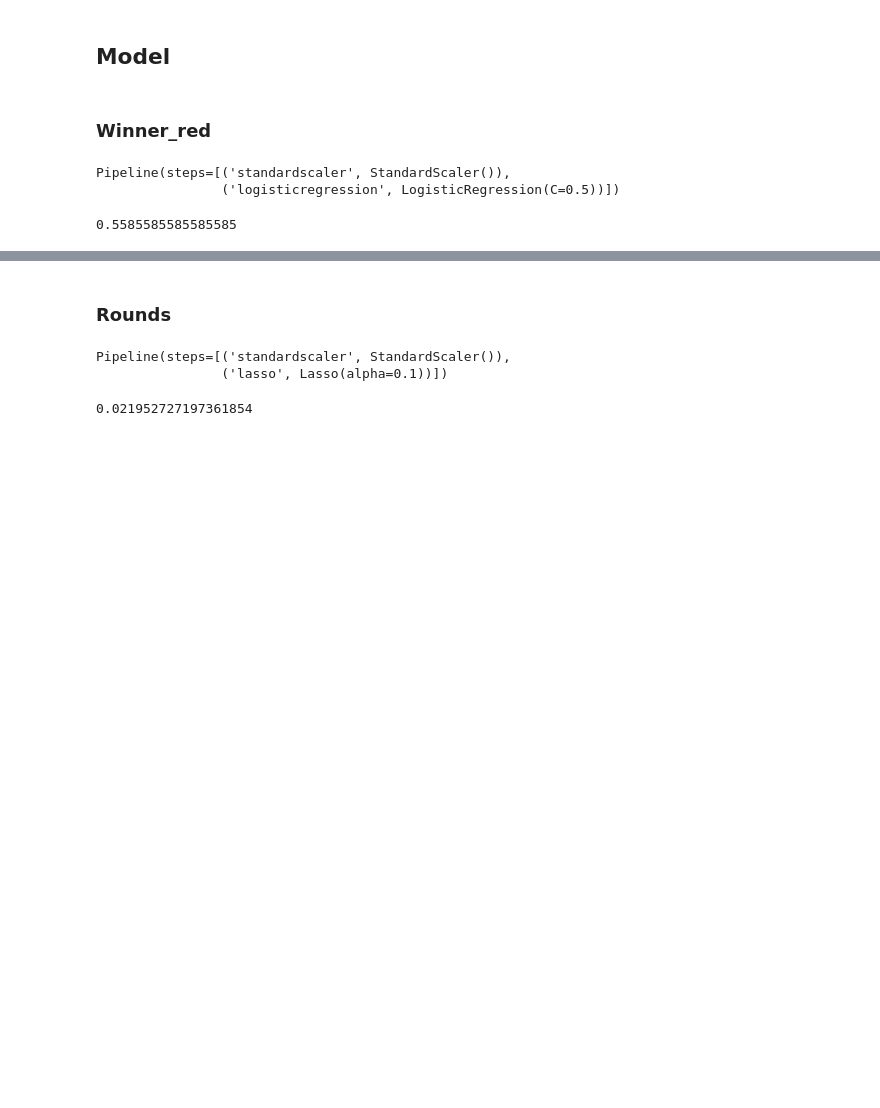
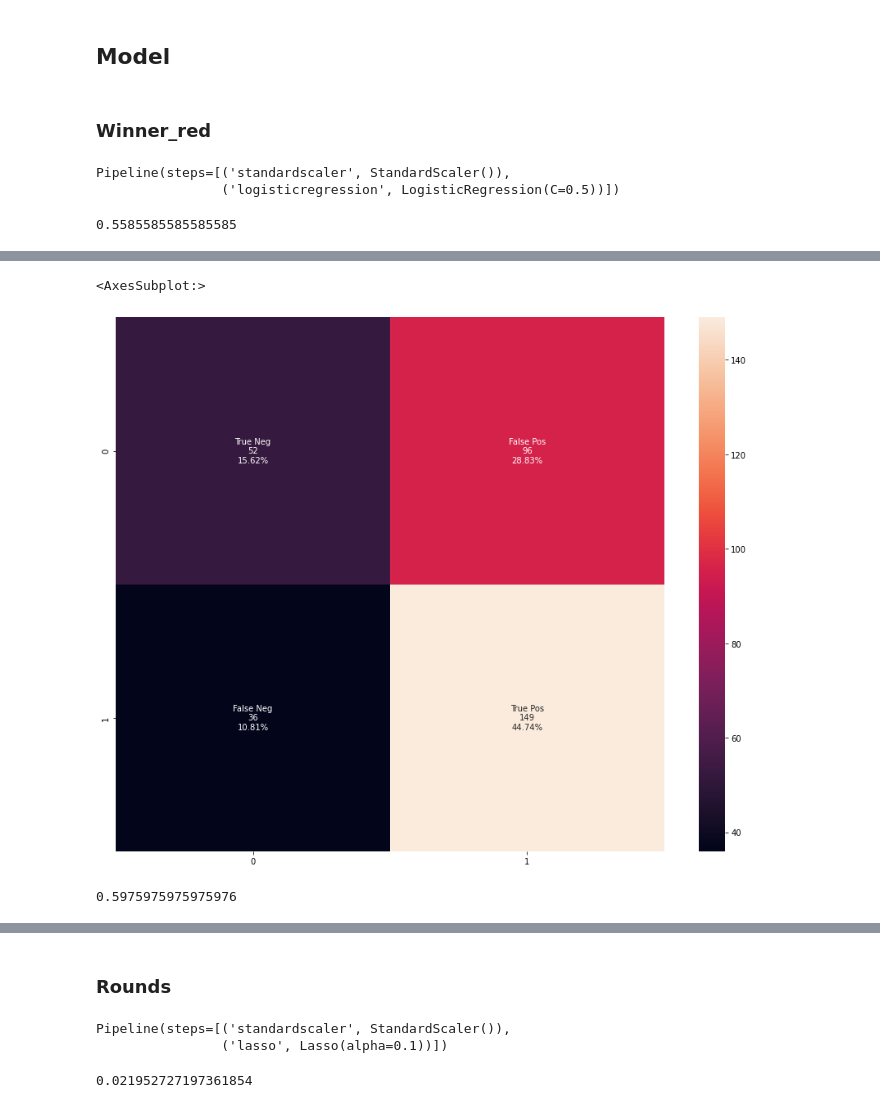
Before and after one commit to LazarAdamovic/UFC-fight-predictor, a Jupyter notebook: Attempt_2/models.ipynb, the cells around one changed output, grey strips where cells are left out. Cells and saved outputs as stored; diff of their text form; code cells hidden in the pictures; blank space fills up the shorter version.

Commit message:
xgboost for winner red

```diff
--- a/Attempt_2/models.ipynb
+++ b/Attempt_2/models.ipynb
@@ -157,9 +161,7 @@ test.shape
 test = b_df[(b_df['days from current date'] <600)
     ]
 
-train = b_df[(b_df['days from current date'] >600)
-
-    ]
+train = b_df[(b_df['days from current date'] >600) ]
 # %%
 target_test = test[['finish_round','Winner_Red','finish_M-DEC','finish_S-DEC','finish_SUB','finish_U-DEC']]
 
@@ -179,7 +181,7 @@ n_predictor_test = test[['days from current date', 'title_bout',
        'lose_streak_dif', 'win_streak_dif', 'longest_win_streak_dif',
        'win_dif', 'loss_dif', 'total_round_dif', 'total_title_bout_dif',
        'ko_dif', 'sub_dif', 'height_dif', 'reach_dif', 'age_dif',
-       'sig_str_dif', 'avg_sub_att_dif', 'avg_td_dif', 'constant_1',
+       'sig_str_dif', 'avg_sub_att_dif', 'avg_td_dif',
        'weight_diff', 'win_by_decision_diff',
        'weight_class_Catch Weight', 'weight_class_Featherweight',
        'weight_class_Flyweight', 'weight_class_Heavyweight',
@@ -195,7 +197,7 @@ n_predictor_train = train[['days from current date', 'title_bout',
        'lose_streak_dif', 'win_streak_dif', 'longest_win_streak_dif',
        'win_dif', 'loss_dif', 'total_round_dif', 'total_title_bout_dif',
        'ko_dif', 'sub_dif', 'height_dif', 'reach_dif', 'age_dif',
-       'sig_str_dif', 'avg_sub_att_dif', 'avg_td_dif', 'constant_1',
+       'sig_str_dif', 'avg_sub_att_dif', 'avg_td_dif',
        'weight_diff', 'win_by_decision_diff',
        'weight_class_Catch Weight', 'weight_class_Featherweight',
        'weight_class_Flyweight', 'weight_class_Heavyweight',
@@ -247,0 +246,9 @@ f_predictor_train=f_predictor_train.dropna()
+# %%
+xg_reg = xgb.XGBClassifier(learning_rate = 0.1,
+                max_depth = 9,n_estimators = 2000, alpha=7)
+
+pipe = make_pipeline(StandardScaler(), xg_reg)
+
+pipe.fit(n_predictor_train, target_train['Winner_Red'])
+
+pipe.score(n_predictor_test, target_test['Winner_Red'])
@@ -247,0 +258,24 @@ f_predictor_train=f_predictor_train.dropna()
+# %%
+
+#get predicted target
+ypred = pipe.predict(n_predictor_test)
+
+#confusion matrix
+cf=confusion_matrix(target_test['Winner_Red'], ypred)
+group_names = ['True Neg','False Pos','False Neg','True Pos']
+group_counts = ["{0:0.0f}".format(value) for value in
+cf.flatten()]
+group_percentages = ["{0:.2%}".format(value) for value in
+                     cf.flatten()/np.sum(cf)]
+labels = [f"{v1}\n{v2}\n{v3}" for v1, v2, v3 in
+          zip(group_names,group_counts,group_percentages)]
+labels = np.asarray(labels).reshape(2,2)
+plt.figure(figsize=(15,12))
+sns.heatmap(cf, annot=labels, fmt='')
+# %% [output]
+<AxesSubplot:>
+[figure, added]
+# %%
+pipe.score(n_predictor_test, target_test['Winner_Red'])
+# %% [output]
+0.5975975975975976
```
Also changed, not shown: parts of 9 cells of this notebook, 1 other file.
